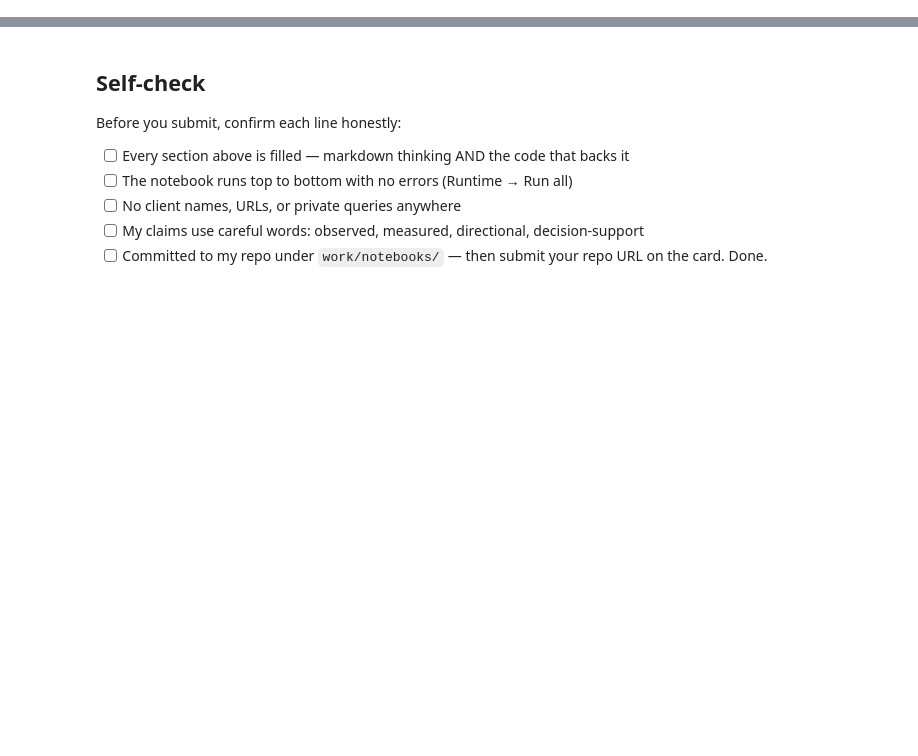
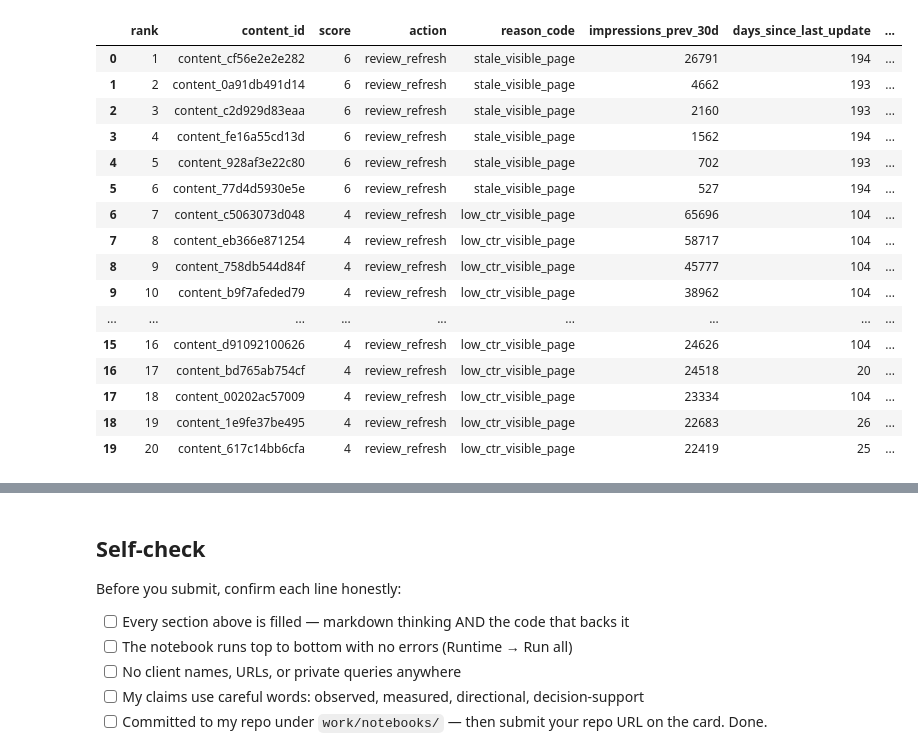
Before and after one commit to Fatima8211/ML_Internship, a Jupyter notebook: work/notebooks/w04_baseline_score.ipynb, the cells around one changed output, grey strips where cells are left out. Drawn from its saved outputs; the diff is of its cells as text; code cells hidden in the pictures; blank space fills up the shorter version.

```diff
--- a/work/notebooks/w04_baseline_score.ipynb
+++ b/work/notebooks/w04_baseline_score.ipynb
@@ -36,0 +87,98 @@ This skeleton is yours to fill. Work the sections **in order** — each one has
+# %%
+# This cell is for CODE (numbers, a query, a check).
+# Create baseline signals
+df["visible"] = df["impressions_prev_30d"] >= 500
+
+df["stale"] = df["days_since_last_update"] >= 180
+
+df["low_ctr"] = (
+    (df["ctr"] > 0) &
+    (df["ctr"] < 0.5) &
+    (df["avg_position"] > 0) &
+    (df["avg_position"] <= 20)
+)
+
+df["position_opportunity"] = (
+    df["visible"] &
+    (df["avg_position"] > 10) &
+    (df["avg_position"] > 0)
+)
+
+# Transparent baseline score
+df["score"] = (
+    df["visible"].astype(int)
+    + 2 * (df["visible"] & df["stale"]).astype(int)
+    + 2 * (df["visible"] & df["low_ctr"]).astype(int)
+    + df["position_opportunity"].astype(int)
+)
+
+# Reason code
+def get_reason(row):
+    if row["visible"] and row["stale"]:
+        return "stale_visible_page"
+    elif row["visible"] and row["low_ctr"]:
+        return "low_ctr_visible_page"
+    elif row["position_opportunity"]:
+        return "position_opportunity"
+    else:
+        return "monitor"
+
+df["reason_code"] = df.apply(get_reason, axis=1)
+
+# Action
+df["action"] = np.where(
+    df["score"] >= 3,
+    "review_refresh",
+    np.where(
+        df["score"] >= 1,
+        "review",
+        "monitor"
+    )
+)
+
+# Rank highest priority first
+ranked_df = (
+    df.sort_values(
+        ["score", "impressions_prev_30d"],
+        ascending=[False, False]
+    )
+    .reset_index(drop=True)
+)
+
+ranked_df["rank"] = ranked_df.index + 1
+
+# Display top 20
+display(
+    ranked_df[
+        [
+            "rank",
+            "content_id",
+            "score",
+            "action",
+            "reason_code",
+            "impressions_prev_30d",
+            "days_since_last_update",
+            "ctr",
+            "avg_position"
+        ]
+    ].head(20)
+)
+# Write your text answer in the cell ABOVE this one — typing sentences here breaks Run All.
+# %% [output]
+|  | rank | content_id | score | action | reason_code | impressions_prev_30d | days_since_last_update | ... |
+| 0 | 1 | content_cf56e2e2e282 | 6 | review_refresh | stale_visible_page | 26791 | 194 | ... |
+| 1 | 2 | content_0a91db491d14 | 6 | review_refresh | stale_visible_page | 4662 | 193 | ... |
+| 2 | 3 | content_c2d929d83eaa | 6 | review_refresh | stale_visible_page | 2160 | 193 | ... |
+| 3 | 4 | content_fe16a55cd13d | 6 | review_refresh | stale_visible_page | 1562 | 194 | ... |
+| 4 | 5 | content_928af3e22c80 | 6 | review_refresh | stale_visible_page | 702 | 193 | ... |
+| 5 | 6 | content_77d4d5930e5e | 6 | review_refresh | stale_visible_page | 527 | 194 | ... |
+| 6 | 7 | content_c5063073d048 | 4 | review_refresh | low_ctr_visible_page | 65696 | 104 | ... |
+| 7 | 8 | content_eb366e871254 | 4 | review_refresh | low_ctr_visible_page | 58717 | 104 | ... |
+| 8 | 9 | content_758db544d84f | 4 | review_refresh | low_ctr_visible_page | 45777 | 104 | ... |
+| 9 | 10 | content_b9f7afeded79 | 4 | review_refresh | low_ctr_visible_page | 38962 | 104 | ... |
+| ... | ... | ... | ... | ... | ... | ... | ... | ... |
+| 15 | 16 | content_d91092100626 | 4 | review_refresh | low_ctr_visible_page | 24626 | 104 | ... |
+| 16 | 17 | content_bd765ab754cf | 4 | review_refresh | low_ctr_visible_page | 24518 | 20 | ... |
+| 17 | 18 | content_00202ac57009 | 4 | review_refresh | low_ctr_visible_page | 23334 | 104 | ... |
+| 18 | 19 | content_1e9fe37be495 | 4 | review_refresh | low_ctr_visible_page | 22683 | 26 | ... |
+| 19 | 20 | content_617c14bb6cfa | 4 | review_refresh | low_ctr_visible_page | 22419 | 25 | ... |
```
Also changed, not shown: parts of 15 cells of this notebook.
